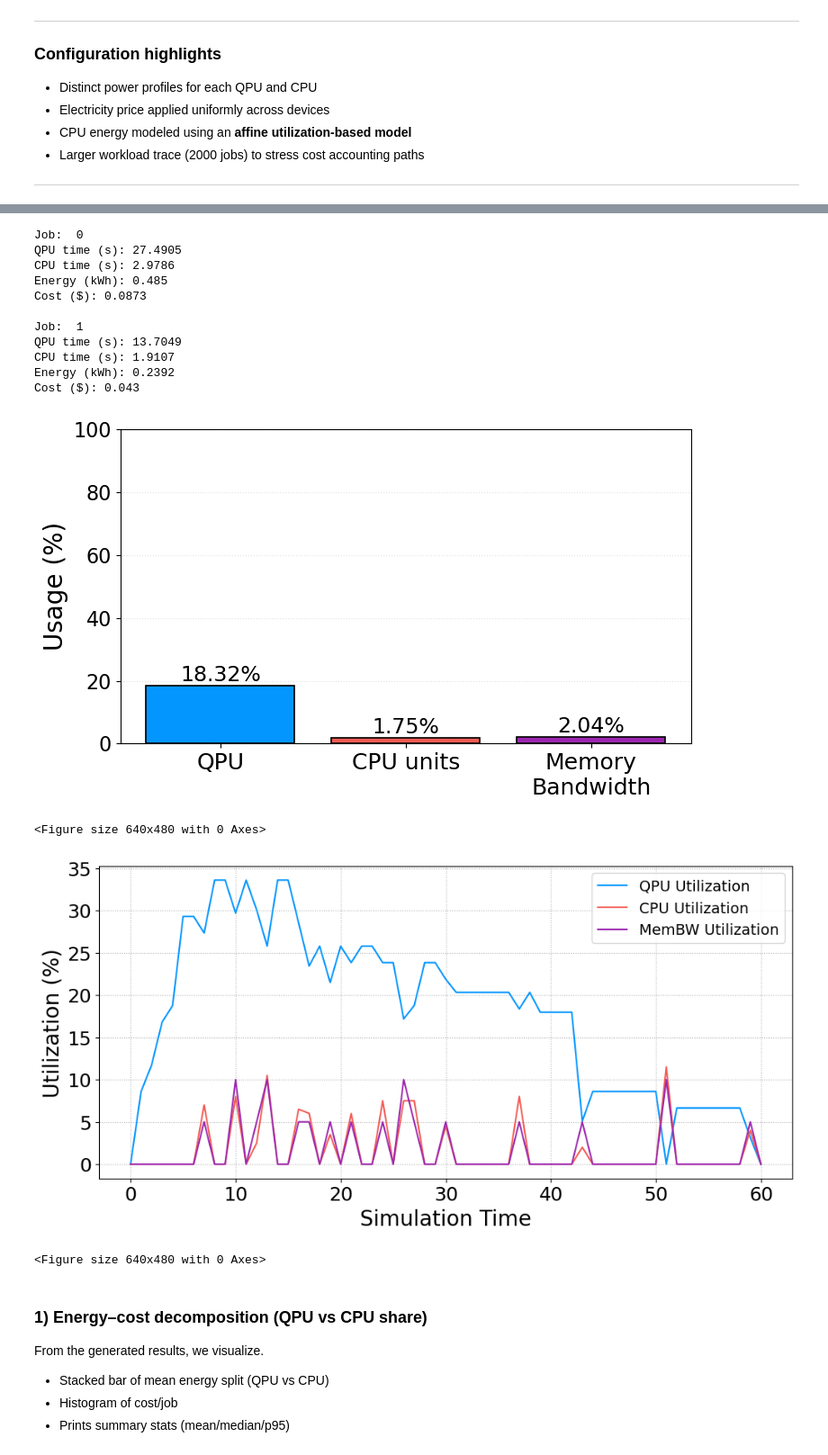
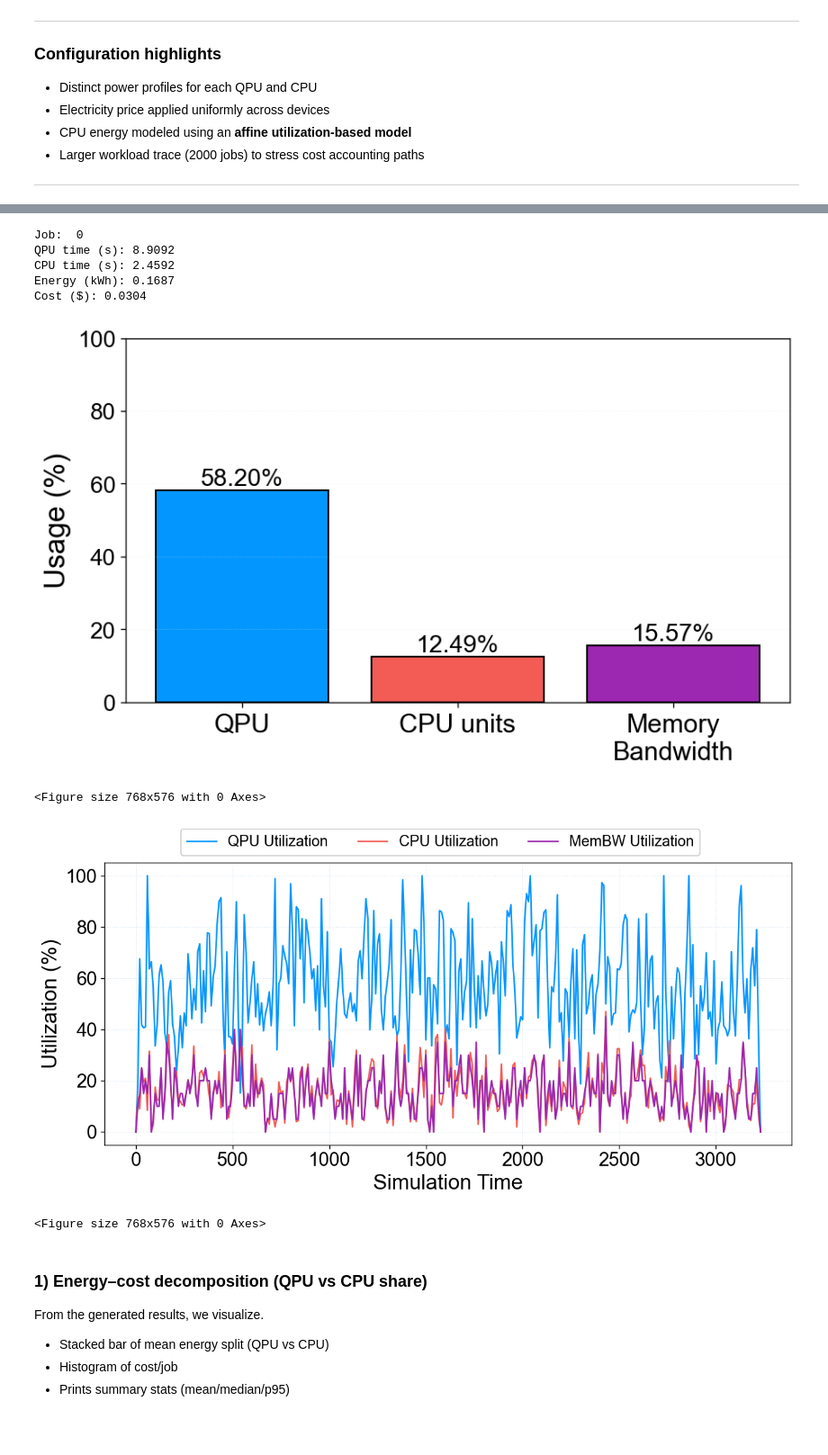
Before and after one commit to wolfatthegate/HybridCloudSim, a Jupyter notebook: main.ipynb, the cells around one changed output, grey strips where cells are left out. Shown at 90% size. Cells and saved outputs as stored; diff of their text form; code cells hidden in the pictures; blank space fills up the shorter version.

```diff
--- a/main.ipynb
+++ b/main.ipynb
@@ -33,12 +33,12 @@ from HybridCloud import *
 
 PRINTLOG = False
 # Devices
-ibm_kawasaki = IBM_Kawasaki(env=None, name="QPU-1", printlog = PRINTLOG)
-ibm_kyiv = IBM_Kyiv(env=None, name="QPU-2", printlog = PRINTLOG)
-cpu1 = AMDRyzen("CPU-1", env=None)
-cpu2 = AMDRyzen("CPU-2", env=None)
-# cpu1 = CPU("CPU-1", env=None)
-# cpu2 = CPU("CPU-2", env=None)
+ibm_strasbourg = IBM_Strasbourg(env=None, name="QPU-1", printlog = PRINTLOG)
+ibm_brussels = IBM_Brussels(env=None, name="QPU-2", printlog = PRINTLOG)
+# ibm_marrakesh = IBM_Marrakesh(env=None, name="QPU-3", printlog = PRINTLOG)
+# ibm_quebec = IBM_Quebec(env=None, name="QPU-4", printlog = PRINTLOG)
+ryzen1 = AMDRyzen("CPU-1", env=None)
+ryzen2 = AMDRyzen("CPU-2", env=None)
 
 cost_config = {
   "energy": {
@@ -57,11 +57,11 @@ cost_config = {
 
 # Hybrid environment
 sim_env = HybridCloudSimEnv(
-    qpu_devices = [ibm_kawasaki, ibm_kyiv],
-    cpu_devices = [cpu1, cpu2],
+    qpu_devices = [ibm_strasbourg, ibm_brussels],
+    cpu_devices = [ryzen1, ryzen2],
     broker_class = HybridBroker,
     job_feed_method = 'dispatcher',
-    file_path = 'synth_job_batches/10-job-2.csv',
+    file_path = 'synth_job_batches/5000-job.csv',
     job_generation_model = None,
     printlog = PRINTLOG,
     cost_config=cost_config
@@ -82,6 +82,6 @@ Number of jobs processed: 10
 # %%
 rec = sim_env.job_records_manager.get_job_records()
-for i in range(0, 2):
+for i in range(0, 1):
     print("Job: ", i)
     print("QPU time (s):", rec[i]["qpu_time_s"])
     print("CPU time (s):", rec[i]["cpu_time_s"])
@@ -90,30 +90,24 @@ for i in range(0, 2):
     print("")
 # %% [output]
 Job:  0
-QPU time (s): 27.4905
-CPU time (s): 2.9786
-Energy (kWh): 0.485
-Cost ($): 0.0873
-
-Job:  1
-QPU time (s): 13.7049
-CPU time (s): 1.9107
-Energy (kWh): 0.2392
-Cost ($): 0.043
+QPU time (s): 8.9092
+CPU time (s): 2.4592
+Energy (kWh): 0.1687
+Cost ($): 0.0304
 # %%
 results = calculate_device_usage_units(rec, sim_env)
 plot_hybrid_utilization(results)
 plt.savefig("results/new-usage.png", dpi=300, bbox_inches="tight")
 # %% [output]
-[figure, old version]
+[figure, new version]
-<Figure size 640x480 with 0 Axes>
+<Figure size 768x576 with 0 Axes>
 # %%
-time_points, qpu_util, cpu_util, mem_util = utilization_time_series(rec, 256, 200, 400, step = 1.0)
+time_points, qpu_util, cpu_util, mem_util = utilization_time_series(rec, 256, 200, 400, step = 10.0)
 plot_utilization_over_time(time_points, qpu_util, cpu_util, mem_util)
 plt.savefig("results/new_usage_timeline.png", dpi=300, bbox_inches="tight")
 # %% [output]
-[figure, old version]
+[figure, new version]
-<Figure size 640x480 with 0 Axes>
+<Figure size 768x576 with 0 Axes>
 # %% [markdown]
 ### 1) Energy–cost decomposition (QPU vs CPU share)
 
```
Also changed, not shown: parts of 18 cells of this notebook, 31 other files.
